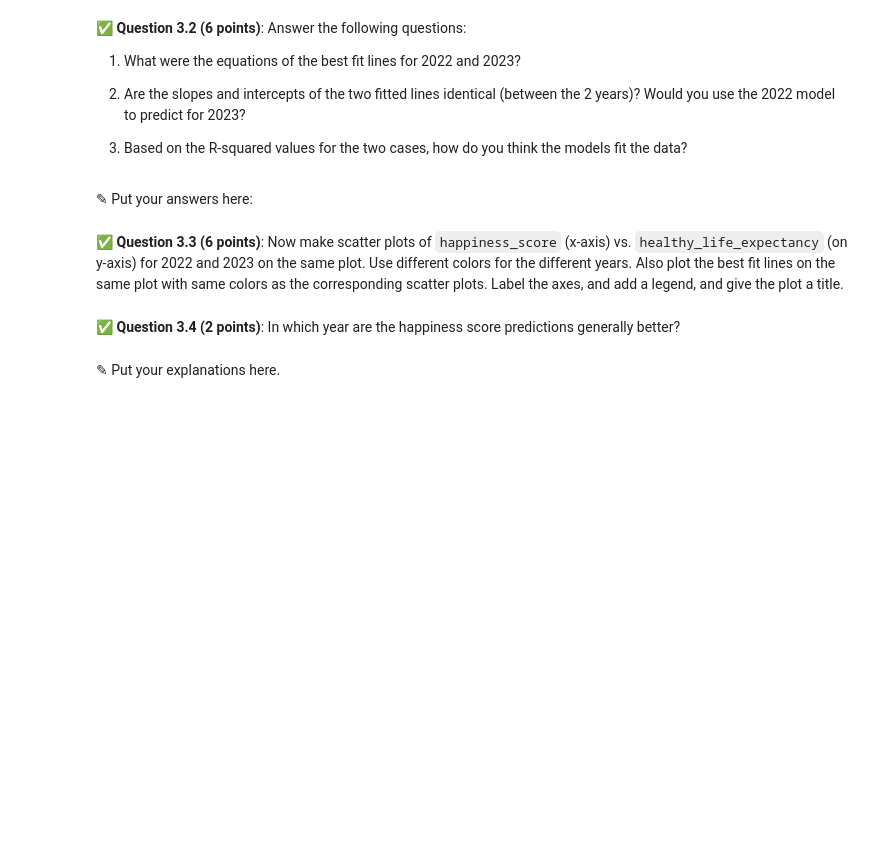
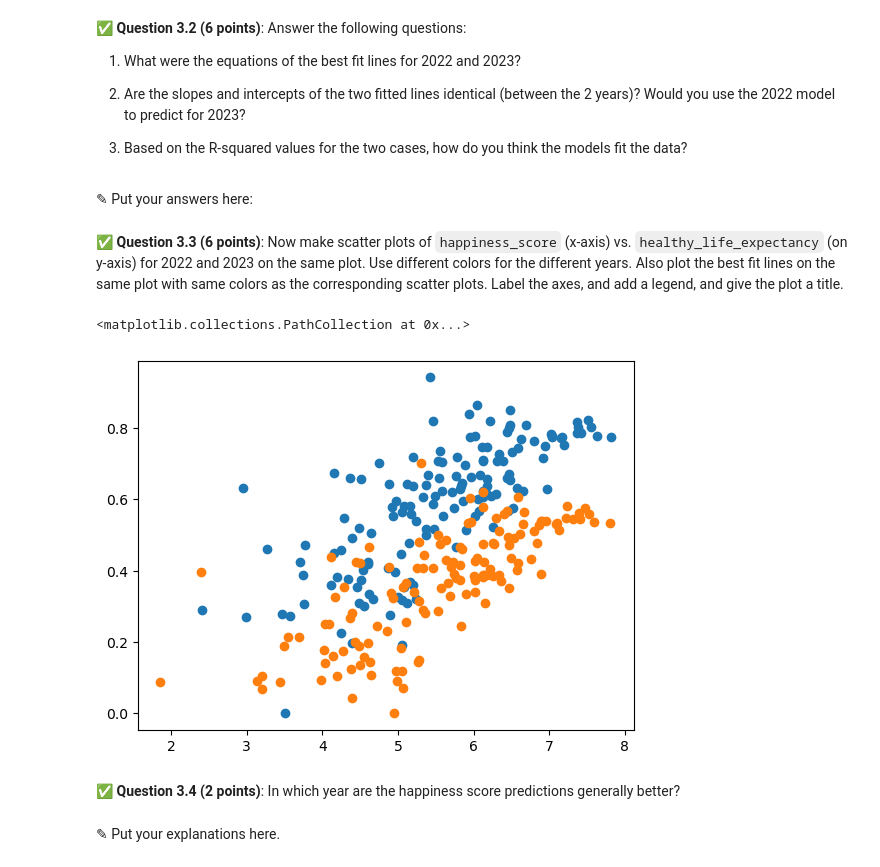
Before and after one commit to aaronng03/CMSE202-s24-turnin, a Jupyter notebook: hw-03/HW-03.ipynb, the cells around one changed output. Drawn from its saved outputs; the diff is of its cells as text; code cells hidden in the pictures; blank space fills up the shorter version.

```diff
--- a/hw-03/HW-03.ipynb
+++ b/hw-03/HW-03.ipynb
@@ -116,3 +117,7 @@ new_23 = df_23[df_23['country'] != 'Afghanistan']
+# %%
+# Removes anything with NaN
+new_22 = df_22.dropna()
+new_23 = df_23.dropna()
 # %% [markdown]
 &#9989;  **Question 2.4 (3 points)**: Lets do a bit of data analysis with the pandas frames. Display the countries with the top 3% scores (round the number of countries above to an integer) in the `happiness_score` column for 2022 and 2023. Are the countries different between the years?
 # %%
@@ -165,0 +208,22 @@ In this part, we'll perform some one-variable linear regression analysis on the
+# %%
+# Define the X and Y variables for the model
+X_23 = new_23['happiness_score']
+Y_23 = new_23['healthy_life_expectancy']
+
+# Add a constant for the independent variable
+X_const = sm.add_constant(X_23)
+
+# Fit and summarize OLS model
+model = sm.OLS(Y_23, X_23).fit()
+
+# Split the data into a training set and testing set
+X_train, X_test, Y_train, Y_test = train_test_split(X_23, Y_23)
+
+# Predict the happiness score for 2023
+
+prediction = model.predict(X_test)
+print('Prediction of happiness scores for 2022:')
+print(model.predict())
+print(prediction)
+
+print(model.summary())
@@ -180,3 +260,10 @@ In this part, we'll perform some one-variable linear regression analysis on the
+# %%
+# Scatter plot of 2022 and 2023
+plt.scatter(X_22, Y_22)
+plt.scatter(X_23, Y_23)
+# %% [output]
+<matplotlib.collections.PathCollection at 0x...>
+[figure, added]
 # %% [markdown]
 &#9989;  **Question 3.4 (2 points)**: In which year are the happiness score predictions generally better?
 # %% [markdown]
```
Also changed, not shown: parts of 13 cells of this notebook.
